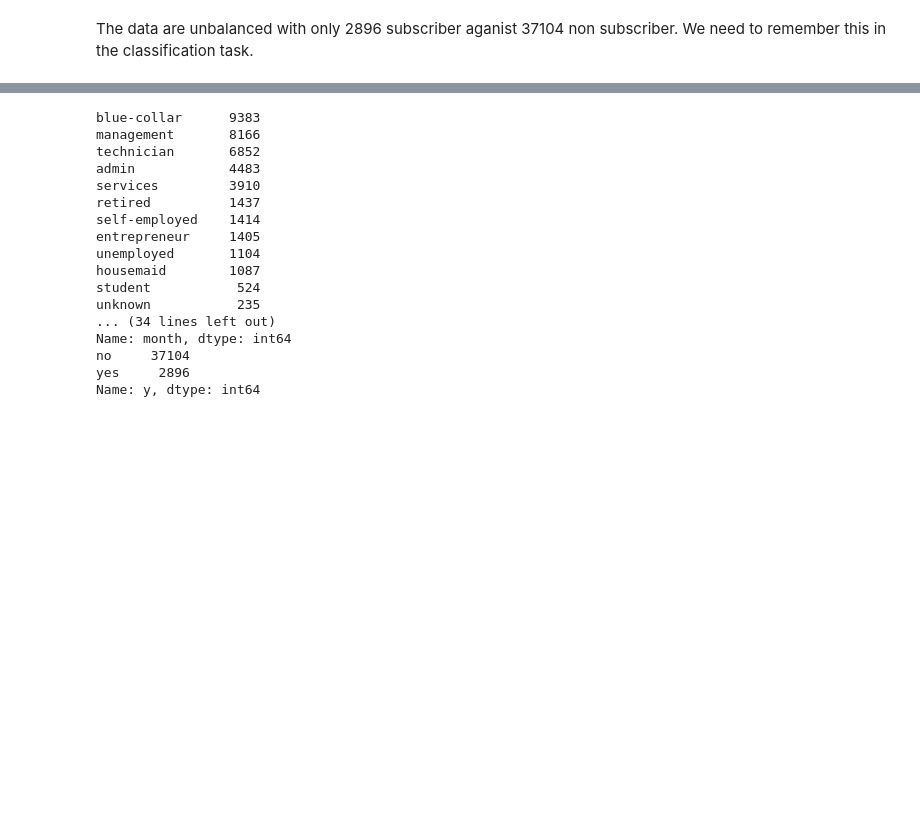
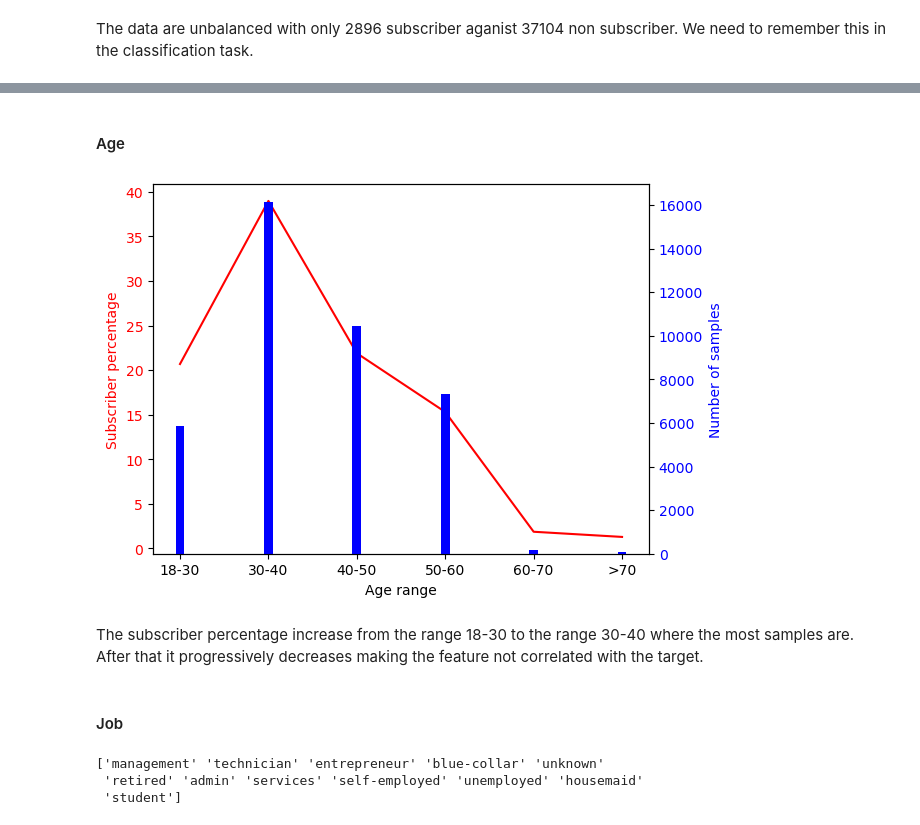
Before and after one commit to chiara89/OJGBREGVkBPNHLBf, a Jupyter notebook: term_deposit_subscription_prediction.ipynb, the cells around one changed output, grey strips where cells are left out. Cells and saved outputs as stored; diff of their text form; code cells hidden in the pictures; blank space fills up the shorter version.

```diff
--- a/term_deposit_subscription_prediction.ipynb
+++ b/term_deposit_subscription_prediction.ipynb
@@ -202,8 +202,8 @@ df_sub.shape
 # %% [output]
 (2896, 14)
 # %%
-df_sub = df[df.y==0]
-df_sub.shape
+df_not_sub = df[df.y==0]
+df_not_sub.shape
 # %% [output]
 (37104, 14)
 # %% [markdown]
@@ -235,28 +211,38 @@ print(df['y'].unique())
-# %%
-print(df['job'].value_counts())
-print(df['marital'].value_counts())
-print(df['education'].value_counts())
-print(df['default'].value_counts())
-print(df['housing'].value_counts())
-print(df['loan'].value_counts())
-print(df['contact'].value_counts())
-print(df['month'].value_counts())
-print(df['y'].value_counts())
-# %% [output]
-blue-collar      9383
-management       8166
-technician       6852
-admin            4483
-services         3910
-retired          1437
-self-employed    1414
-entrepreneur     1405
-unemployed       1104
-housemaid        1087
-student           524
-unknown           235
-... (34 lines left out)
-Name: month, dtype: int64
-no     37104
-yes     2896
-Name: y, dtype: int64
+# %% [markdown]
+#### Age
+# %%
+label = ['18-30','30-40','40-50','50-60','60-70','>70']
+perc_age = [round((df_sub[(18 <= df_sub['age']) & (df_sub['age'] <= 30)]).shape[0]/df_sub.shape[0]*100,2),round((df_sub[(30 < df_sub['age']) & (df_sub['age'] <= 40)]).shape[0]/df_sub.shape[0]*100,2),round((df_sub[(40 < df_sub['age']) & (df_sub['age'] <= 50)]).shape[0]/df_sub.shape[0]*100,2),round((df_sub[(50 < df_sub['age']) & (df_sub['age'] <= 60)]).shape[0]/df_sub.shape[0]*100,2),round((df_sub[(60 < df_sub['age']) & (df_sub['age'] <= 70)]).shape[0]/df_sub.shape[0]*100,2),round((df_sub[(df_sub['age'] > 70)]).shape[0]/df_sub.shape[0]*100,2)]
+num_samp_age = [(df[(18 <= df['age']) & (df['age'] <= 30)]).shape[0],(df[(30 < df['age']) & (df['age'] <= 40)]).shape[0],(df[(40 < df['age']) & (df['age'] <= 50)]).shape[0],(df[(50 < df['age']) & (df['age'] <= 60)]).shape[0],(df[(60 < df['age']) & (df['age'] <= 70)]).shape[0],(df[(df['age'] > 70)]).shape[0]]
+# Create Plot
+
+fig, ax1 = plt.subplots()
+
+ax1.set_xlabel("Age range")
+ax1.set_ylabel('Subscriber percentage', color = 'red')
+ax1.plot(label,perc_age, color = 'red')
+ax1.tick_params(axis ='y', labelcolor = 'red')
+
+# Adding Twin Axes
+
+ax2 = ax1.twinx()
+
+ax2.set_ylabel('Number of samples', color = 'blue')
+ax2.bar(label,num_samp_age,width=0.1, color = 'blue')
+ax2.tick_params(axis ='y', labelcolor = 'blue')
+
+# Show plot
+
+plt.show()
+# %% [output]
+[figure, added]
+# %% [markdown]
+The subscriber percentage increase from the range 18-30 to the range 30-40 where the most samples are. After that it progressively decreases making the feature not correlated with the target.
+# %% [markdown]
+#### Job
+# %%
+print(df['job'].unique())
+# %% [output]
+['management' 'technician' 'entrepreneur' 'blue-collar' 'unknown'
+ 'retired' 'admin' 'services' 'self-employed' 'unemployed' 'housemaid'
+ 'student']
```
Also changed, not shown: parts of 17 cells of this notebook.
